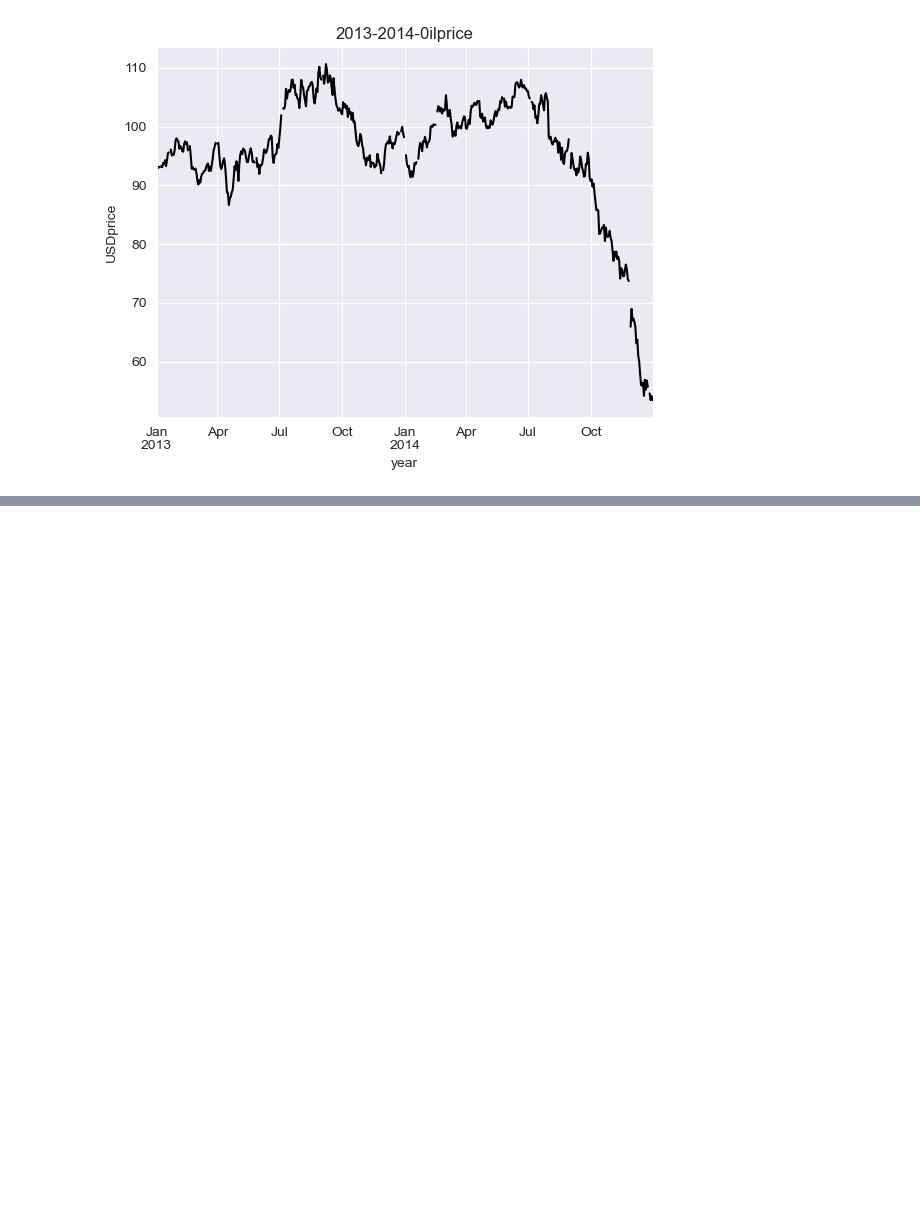
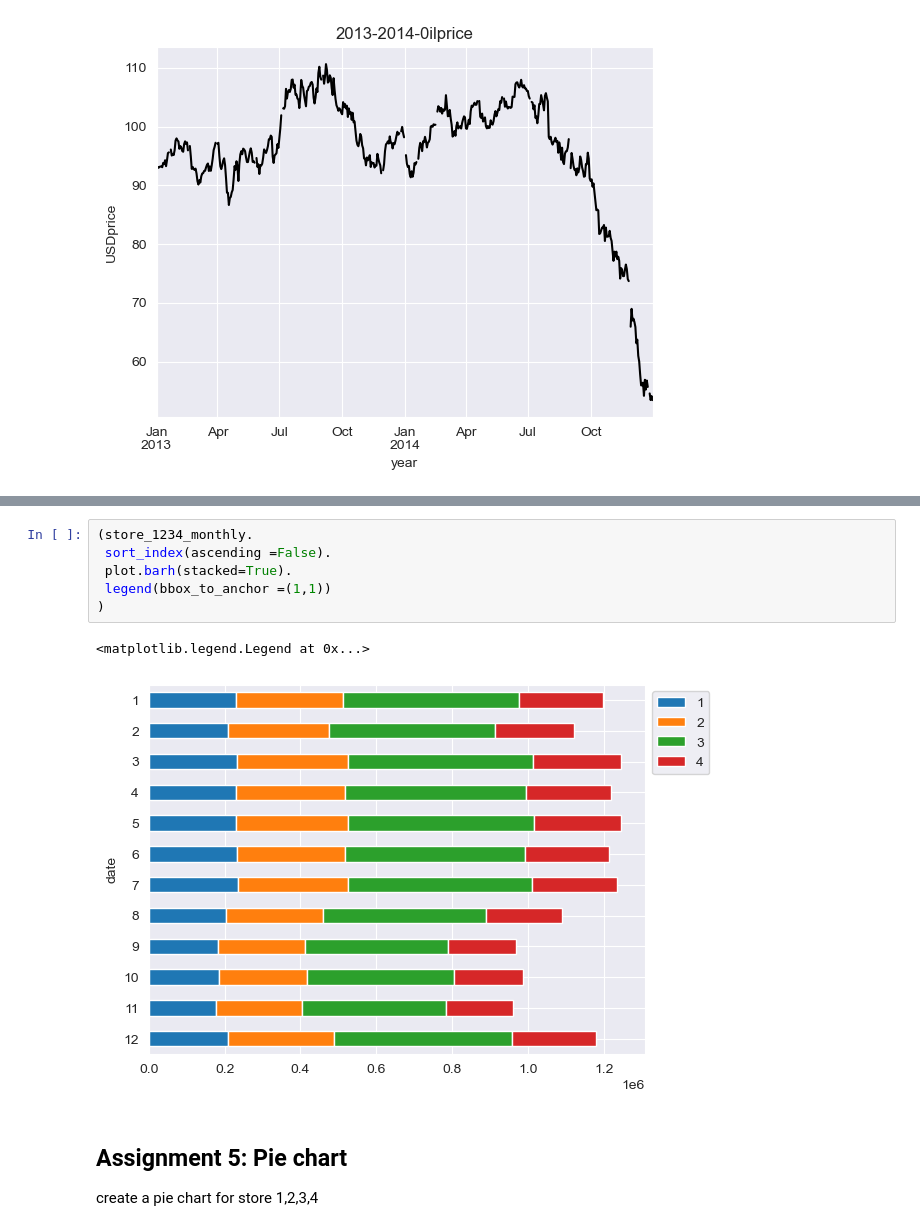
Before and after one commit to nandhini-data/Pandas, a Jupyter notebook: 4.Data Visualization/Data_visualization_tasks.ipynb, the cells around one changed output, grey strips where cells are left out. Cells and saved outputs as stored; diff of their text form; blank space fills up the shorter version.

```diff
--- a/4.Data Visualization/Data_visualization_tasks.ipynb
+++ b/4.Data Visualization/Data_visualization_tasks.ipynb
@@ -65,0 +187,13 @@ oil_df.set_index("date").loc["2013":"2014","price"].plot(title ="2013-2014-0ilpr
+# %%
+(store_1234_monthly.
+ sort_index(ascending =False).
+ plot.barh(stacked=True).
+ legend(bbox_to_anchor =(1,1))
+)
+# %% [output]
+<matplotlib.legend.Legend at 0x...>
+[figure, added]
+# %% [markdown]
+##  Assignment 5: Pie chart
+
+create a pie chart for store 1,2,3,4
```
Also changed, not shown: parts of 17 cells of this notebook, 1 other file.
